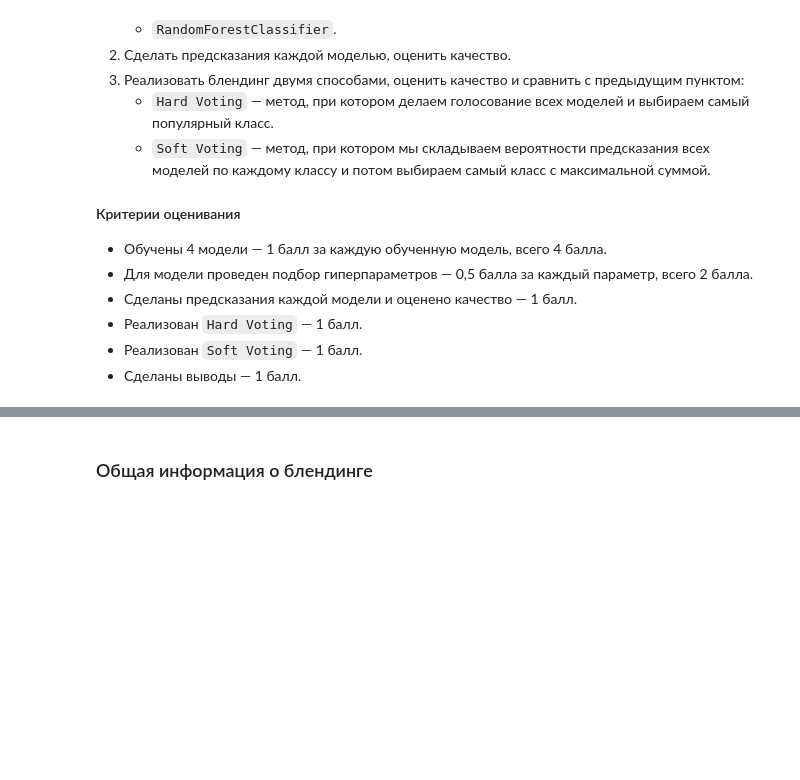
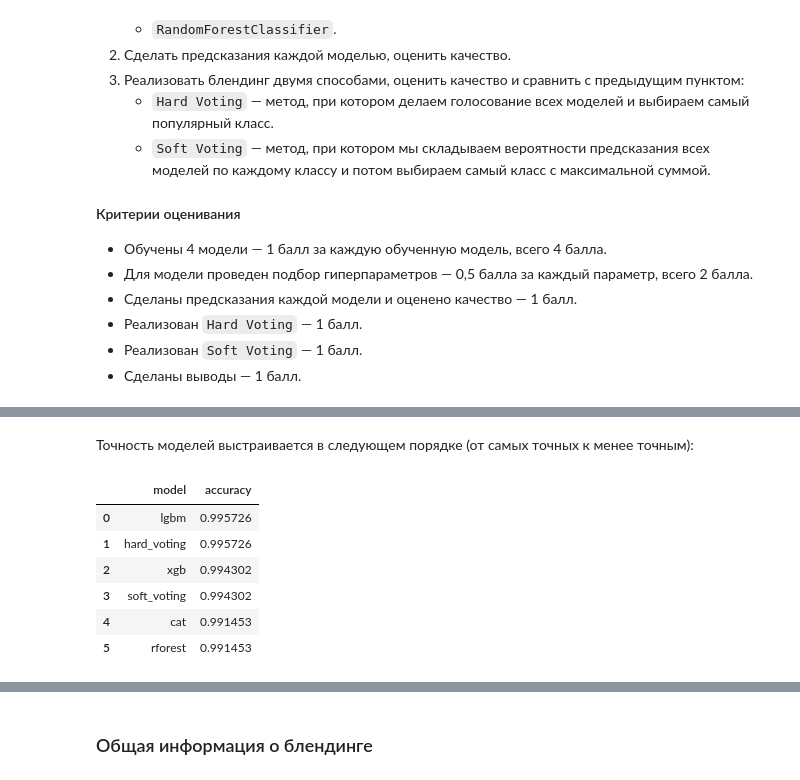
Before and after one commit to savspit/mipt_competitive_ds, a Jupyter notebook: shestakov_anton_vladimirovich.ipynb, the cells around one changed output, grey strips where cells are left out. Drawn from its saved outputs; the diff is of its cells as text; code cells hidden in the pictures; blank space fills up the shorter version.

```diff
--- a/shestakov_anton_vladimirovich.ipynb
+++ b/shestakov_anton_vladimirovich.ipynb
@@ -1235,0 +1653,26 @@ engine_overheat       1.00      1.00      1.00        48
+# %%
+def get_hard_voting():
+    models = list()
+    #models.append(('cat_model', cat_model))
+    models.append(('lgbm_model', lgbm_model))
+    models.append(('xgb_model', xgb_model))
+    models.append(('rforest_model', rforest_model))
+
+    ensemble = VotingClassifier(estimators=models, voting='hard')
+    return ensemble
+# %%
+def get_models():
+    lgbm_model_goss = lgbm_model
+    lgbm_model_goss.boosting_type = 'goss'
+
+    xgb_model_goss = xgb_model
+    xgb_model_goss.boosting_type = 'dart'
+
+    models = dict()
+    models['cat'] = cat_model
+    models['lgbm'] = lgbm_model_goss
+    models['xgb'] = xgb_model_goss
+    models['rforest'] = rforest_model
+    models['soft_voting'] = get_soft_voting()
+    models['hard_voting'] = get_hard_voting()
+    return models
@@ -1235,0 +1684,8 @@ engine_overheat       1.00      1.00      1.00        48
+# %%
+models = get_models()
+accuracy_scores = dict()
+results, names = list(), list()
+
+for name, model in models.items():
+    model.fit(X_train, y_train)
+    accuracy_scores[name] = model.score(X_val, y_val)
@@ -1235,0 +1710,3 @@ engine_overheat       1.00      1.00      1.00        48
+# %%
+scores = sorted(accuracy_scores.items(), key=lambda x: x[1], reverse=True)
+scores
@@ -1235,0 +1734,12 @@ engine_overheat       1.00      1.00      1.00        48
+# %% [markdown]
+Точность моделей выстраивается в следующем порядке (от самых точных к менее точным):
+# %%
+pd.DataFrame(scores, columns=['model', 'accuracy'])
+# %% [output]
+|  | model | accuracy |
+| 0 | lgbm | 0.995726 |
+| 1 | hard_voting | 0.995726 |
+| 2 | xgb | 0.994302 |
+| 3 | soft_voting | 0.994302 |
+| 4 | cat | 0.991453 |
+| 5 | rforest | 0.991453 |
```
Also changed, not shown: parts of 40 cells of this notebook.
